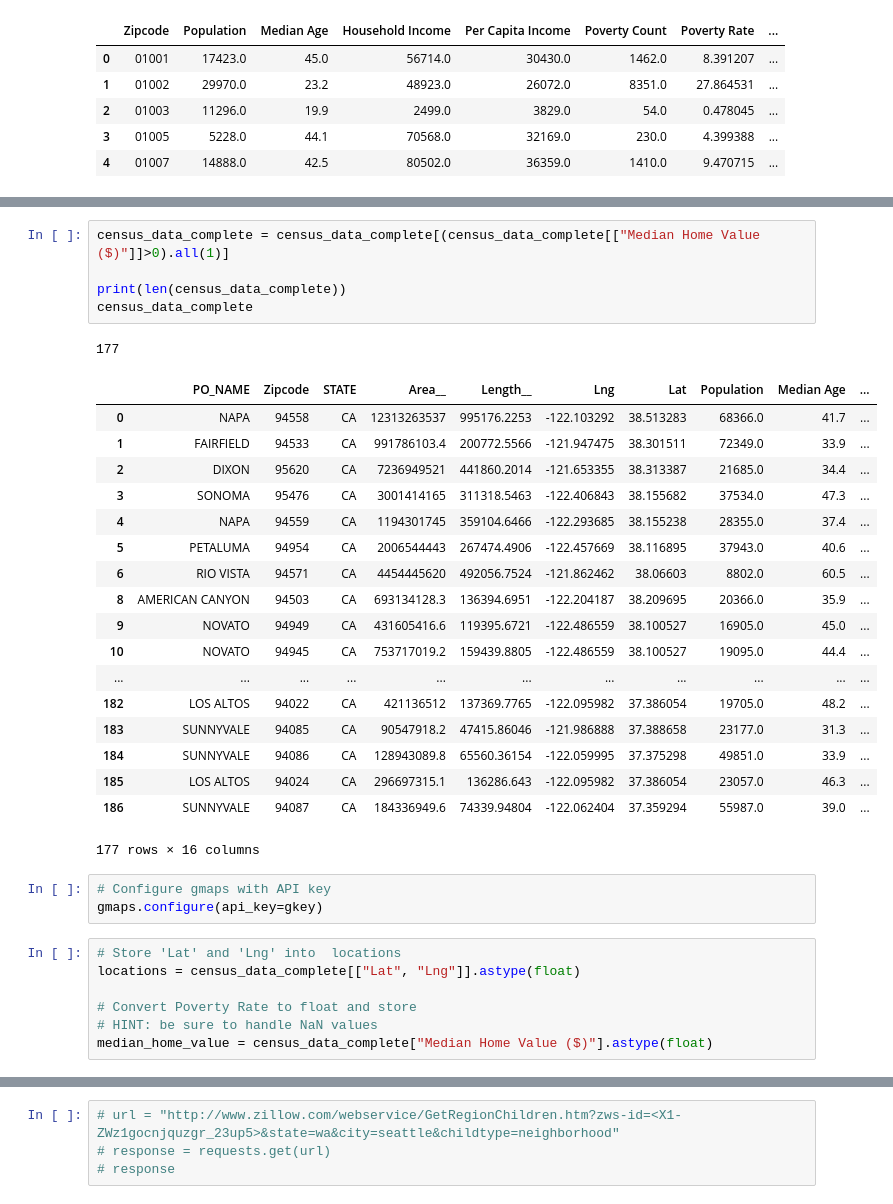
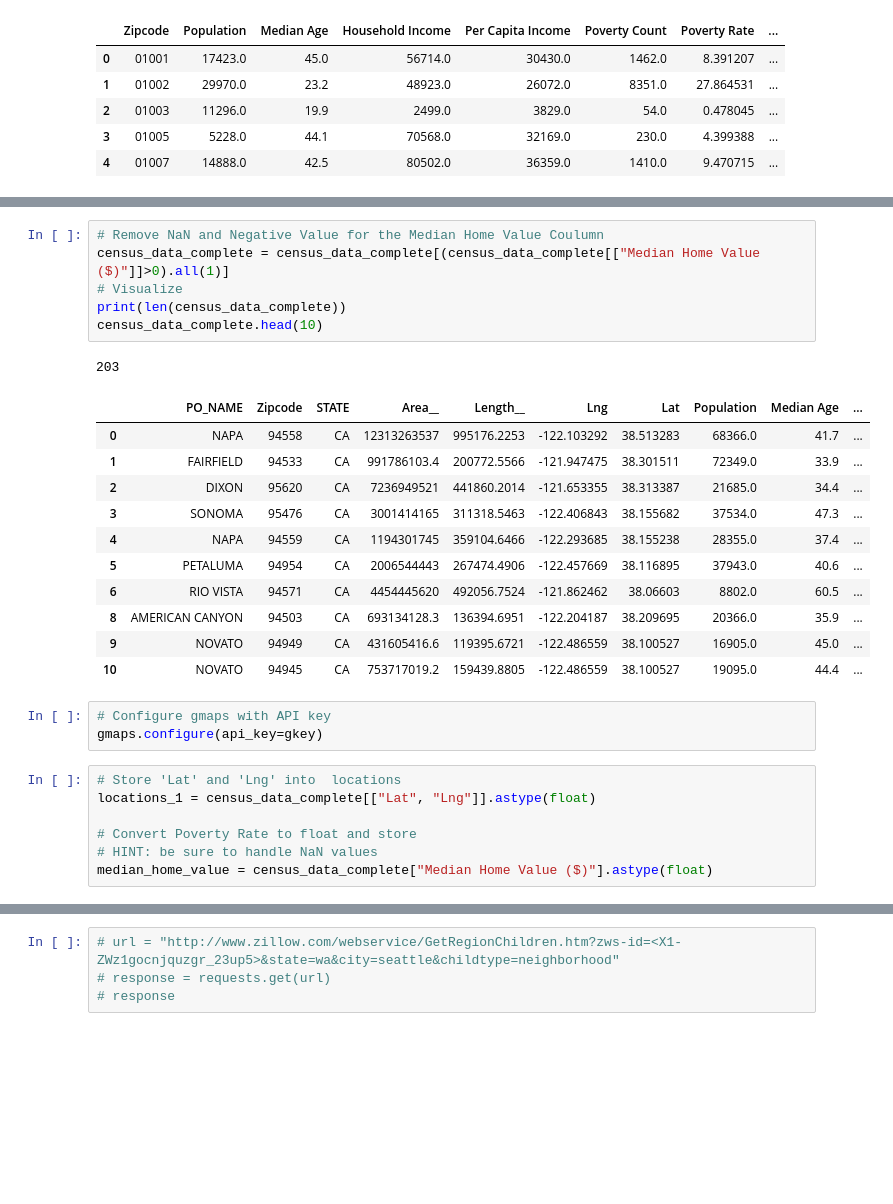
Before and after one commit to lishuai928/Project-Gmap-Graphs, a Jupyter notebook: Project_One_LS.ipynb, the cells around one changed output, grey strips where cells are left out. Saved outputs shown, nothing was run; the diff lists cells and outputs as text; blank space fills up the shorter version.

```diff
--- a/Project_One_LS.ipynb
+++ b/Project_One_LS.ipynb
@@ -102,34 +102,28 @@ census_data_complete
 # %%
+# Remove NaN and Negative Value for the Median Home Value Coulumn
 census_data_complete = census_data_complete[(census_data_complete[["Median Home Value ($)"]]>0).all(1)]
-
+# Visualize
 print(len(census_data_complete))
-census_data_complete
+census_data_complete.head(10)
 # %% [output]
-177
+203
 |  | PO_NAME | Zipcode | STATE | Area__ | Length__ | Lng | Lat | Population | Median Age | ... |
 | 0 | NAPA | 94558 | CA | 12313263537 | 995176.2253 | -122.103292 | 38.513283 | 68366.0 | 41.7 | ... |
 | 1 | FAIRFIELD | 94533 | CA | 991786103.4 | 200772.5566 | -121.947475 | 38.301511 | 72349.0 | 33.9 | ... |
 | 2 | DIXON | 95620 | CA | 7236949521 | 441860.2014 | -121.653355 | 38.313387 | 21685.0 | 34.4 | ... |
 | 3 | SONOMA | 95476 | CA | 3001414165 | 311318.5463 | -122.406843 | 38.155682 | 37534.0 | 47.3 | ... |
 | 4 | NAPA | 94559 | CA | 1194301745 | 359104.6466 | -122.293685 | 38.155238 | 28355.0 | 37.4 | ... |
 | 5 | PETALUMA | 94954 | CA | 2006544443 | 267474.4906 | -122.457669 | 38.116895 | 37943.0 | 40.6 | ... |
 | 6 | RIO VISTA | 94571 | CA | 4454445620 | 492056.7524 | -121.862462 | 38.06603 | 8802.0 | 60.5 | ... |
 | 8 | AMERICAN CANYON | 94503 | CA | 693134128.3 | 136394.6951 | -122.204187 | 38.209695 | 20366.0 | 35.9 | ... |
 | 9 | NOVATO | 94949 | CA | 431605416.6 | 119395.6721 | -122.486559 | 38.100527 | 16905.0 | 45.0 | ... |
 | 10 | NOVATO | 94945 | CA | 753717019.2 | 159439.8805 | -122.486559 | 38.100527 | 19095.0 | 44.4 | ... |
-| ... | ... | ... | ... | ... | ... | ... | ... | ... | ... | ... |
-| 182 | LOS ALTOS | 94022 | CA | 421136512 | 137369.7765 | -122.095982 | 37.386054 | 19705.0 | 48.2 | ... |
-| 183 | SUNNYVALE | 94085 | CA | 90547918.2 | 47415.86046 | -121.986888 | 37.388658 | 23177.0 | 31.3 | ... |
-| 184 | SUNNYVALE | 94086 | CA | 128943089.8 | 65560.36154 | -122.059995 | 37.375298 | 49851.0 | 33.9 | ... |
-| 185 | LOS ALTOS | 94024 | CA | 296697315.1 | 136286.643 | -122.095982 | 37.386054 | 23057.0 | 46.3 | ... |
-| 186 | SUNNYVALE | 94087 | CA | 184336949.6 | 74339.94804 | -122.062404 | 37.359294 | 55987.0 | 39.0 | ... |
-177 rows × 16 columns
 # %%
 # Configure gmaps with API key
 gmaps.configure(api_key=gkey)
 # %%
 # Store 'Lat' and 'Lng' into  locations
-locations = census_data_complete[["Lat", "Lng"]].astype(float)
+locations_1 = census_data_complete[["Lat", "Lng"]].astype(float)
 
 # Convert Poverty Rate to float and store
 # HINT: be sure to handle NaN values
```
Also changed, not shown: parts of 10 cells of this notebook, 8 other files.
